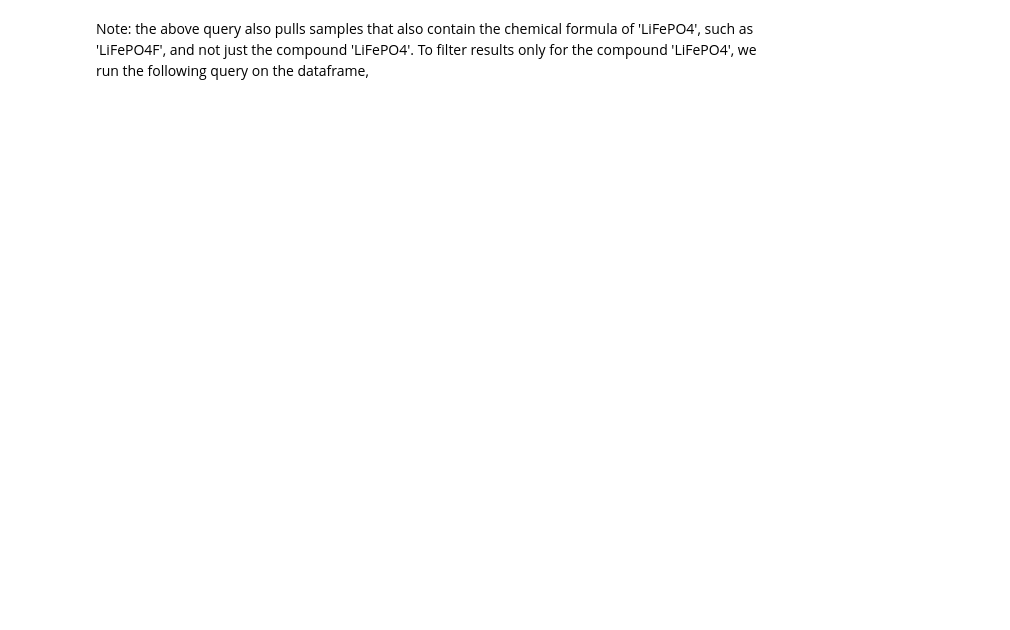
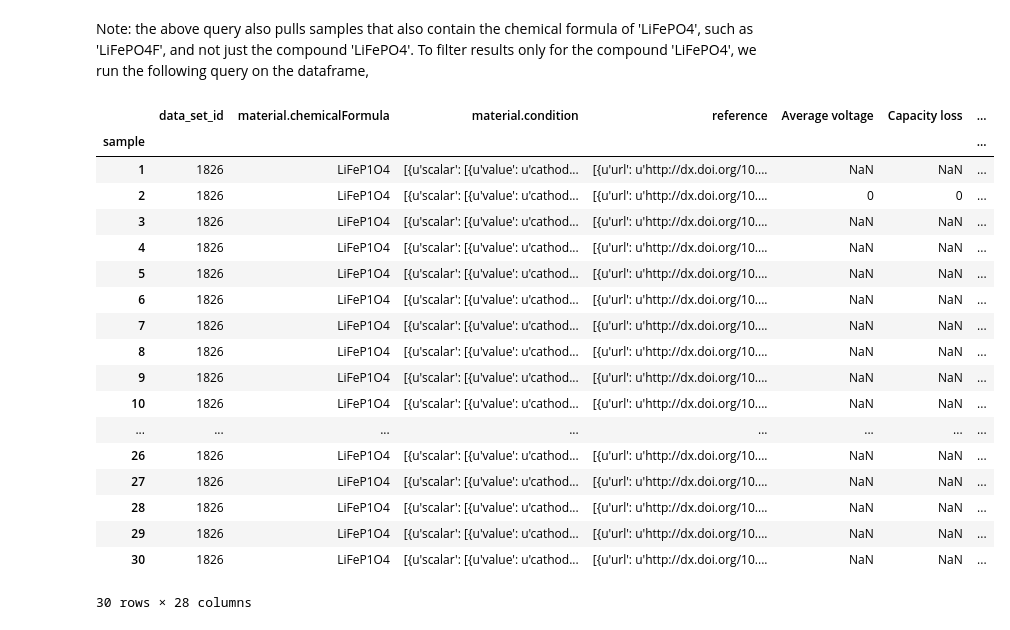
Before and after one commit to hackingmaterials/matminer, a Jupyter notebook: matminer/data_retrieval/examples/Example3.ipynb, the cells around one changed output. Saved outputs shown, nothing was run; the diff lists cells and outputs as text; code cells hidden in the pictures; blank space fills up the shorter version.

```diff
--- a/matminer/data_retrieval/examples/Example3.ipynb
+++ b/matminer/data_retrieval/examples/Example3.ipynb
@@ -21,5 +38,24 @@ Rows with the same 'sample' # indicate the same sample but with different measur
 # %% [markdown]
 Note: the above query also pulls samples that also contain the chemical formula of 'LiFePO4', such as 'LiFePO4F', and not just the compound 'LiFePO4'. To filter results only for the compound 'LiFePO4', we run the following query on the dataframe,
 # %%
-df = res_obj.to_pandas()
 df.loc[df['material.chemicalFormula'] == 'LiFeP1O4']
+# %% [output]
+|  | data_set_id | material.chemicalFormula | material.condition | reference | Average voltage | Capacity loss | ... |
+| sample |  |  |  |  |  |  | ... |
+| 1 | 1826 | LiFeP1O4 | [{u'scalar': [{u'value': u'cathod... | [{u'url': u'http://dx.doi.org/10.... | NaN | NaN | ... |
+| 2 | 1826 | LiFeP1O4 | [{u'scalar': [{u'value': u'cathod... | [{u'url': u'http://dx.doi.org/10.... | 0 | 0 | ... |
+| 3 | 1826 | LiFeP1O4 | [{u'scalar': [{u'value': u'cathod... | [{u'url': u'http://dx.doi.org/10.... | NaN | NaN | ... |
+| 4 | 1826 | LiFeP1O4 | [{u'scalar': [{u'value': u'cathod... | [{u'url': u'http://dx.doi.org/10.... | NaN | NaN | ... |
+| 5 | 1826 | LiFeP1O4 | [{u'scalar': [{u'value': u'cathod... | [{u'url': u'http://dx.doi.org/10.... | NaN | NaN | ... |
+| 6 | 1826 | LiFeP1O4 | [{u'scalar': [{u'value': u'cathod... | [{u'url': u'http://dx.doi.org/10.... | NaN | NaN | ... |
+| 7 | 1826 | LiFeP1O4 | [{u'scalar': [{u'value': u'cathod... | [{u'url': u'http://dx.doi.org/10.... | NaN | NaN | ... |
+| 8 | 1826 | LiFeP1O4 | [{u'scalar': [{u'value': u'cathod... | [{u'url': u'http://dx.doi.org/10.... | NaN | NaN | ... |
+| 9 | 1826 | LiFeP1O4 | [{u'scalar': [{u'value': u'cathod... | [{u'url': u'http://dx.doi.org/10.... | NaN | NaN | ... |
+| 10 | 1826 | LiFeP1O4 | [{u'scalar': [{u'value': u'cathod... | [{u'url': u'http://dx.doi.org/10.... | NaN | NaN | ... |
+| ... | ... | ... | ... | ... | ... | ... | ... |
+| 26 | 1826 | LiFeP1O4 | [{u'scalar': [{u'value': u'cathod... | [{u'url': u'http://dx.doi.org/10.... | NaN | NaN | ... |
+| 27 | 1826 | LiFeP1O4 | [{u'scalar': [{u'value': u'cathod... | [{u'url': u'http://dx.doi.org/10.... | NaN | NaN | ... |
+| 28 | 1826 | LiFeP1O4 | [{u'scalar': [{u'value': u'cathod... | [{u'url': u'http://dx.doi.org/10.... | NaN | NaN | ... |
+| 29 | 1826 | LiFeP1O4 | [{u'scalar': [{u'value': u'cathod... | [{u'url': u'http://dx.doi.org/10.... | NaN | NaN | ... |
+| 30 | 1826 | LiFeP1O4 | [{u'scalar': [{u'value': u'cathod... | [{u'url': u'http://dx.doi.org/10.... | NaN | NaN | ... |
+30 rows × 28 columns
```
Also changed, not shown: parts of 3 cells of this notebook, 1 other file.
